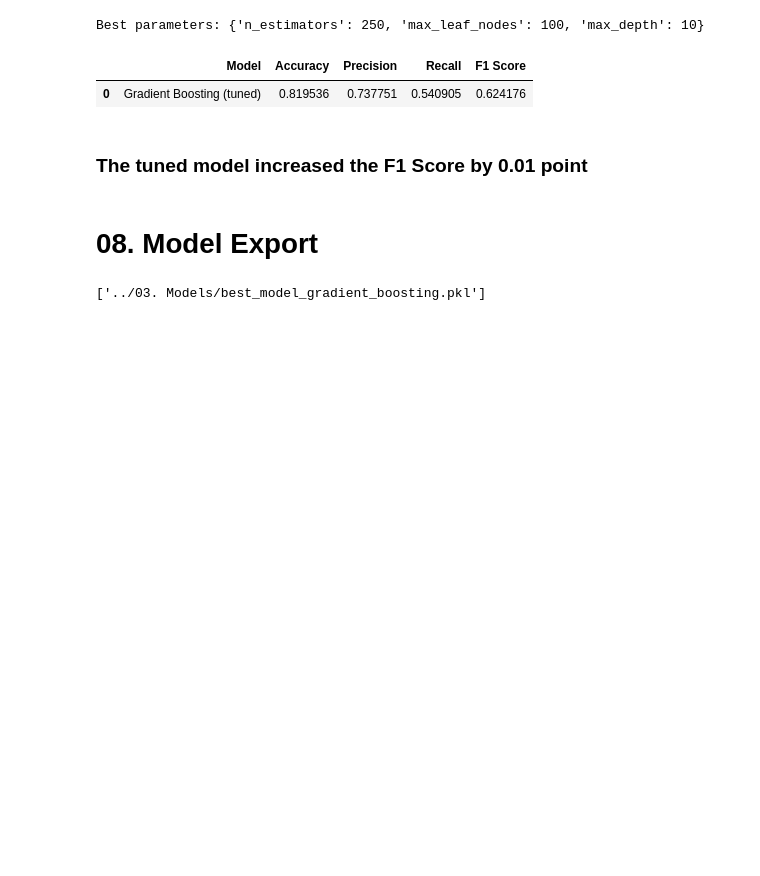
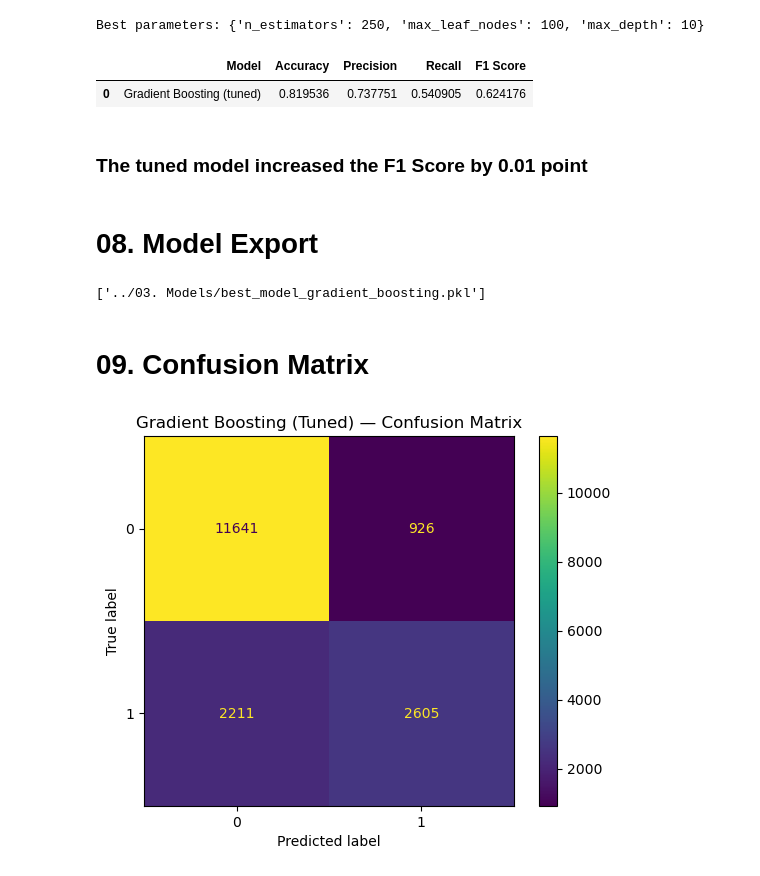
Before and after one commit to craftedbygaby/hotel_cancelation_ml, a Jupyter notebook: 02. Notebooks/02_modeling.ipynb, the cells around one changed output. Cells and saved outputs as stored; diff of their text form; code cells hidden in the pictures; blank space fills up the shorter version.

```diff
--- a/02. Notebooks/02_modeling.ipynb
+++ b/02. Notebooks/02_modeling.ipynb
@@ -557,3 +558,13 @@ results_tuning
 joblib.dump(best_model_rand, '../03. Models/best_model_gradient_boosting.pkl')
 # %% [output]
 ['../03. Models/best_model_gradient_boosting.pkl']
+# %% [markdown]
+# 09. Confusion Matrix
+# %%
+y_pred = best_model_rand.predict(X_test_norm)
+cm = confusion_matrix(y_test, y_pred)
+ConfusionMatrixDisplay(cm).plot()
+plt.title("Gradient Boosting (Tuned) — Confusion Matrix")
+plt.show()
+# %% [output]
+[figure, added]
```
Also changed, not shown: parts of 1 cell of this notebook, 1 other file.
